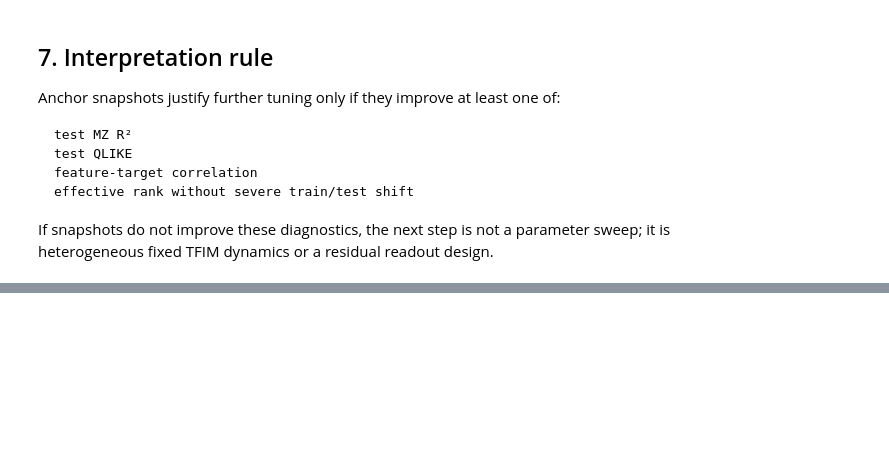
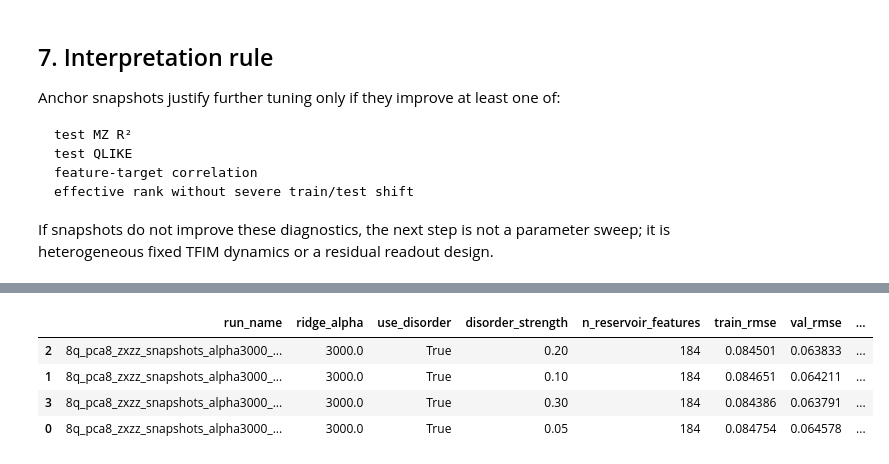
Before and after one commit to friedsam/qpitome-qrc-volatility, a Jupyter notebook: notebooks/phase2_qrc_anchor_snapshot_diagnostics.ipynb, the cells around one changed output, grey strips where cells are left out. Cells and saved outputs as stored; diff of their text form; code cells hidden in the pictures; blank space fills up the shorter version.

```diff
--- a/notebooks/phase2_qrc_anchor_snapshot_diagnostics.ipynb
+++ b/notebooks/phase2_qrc_anchor_snapshot_diagnostics.ipynb
@@ -271,0 +684,64 @@ If snapshots do not improve these diagnostics, the next step is not a parameter
+# %%
+# 8q / PCA-8 / ZXZZ / anchor snapshots + fixed disorder
+# Mirrors the useful 6q upgrade path.
+
+qrc8_disorder_rows = []
+qrc8_disorder_results = {}
+
+for strength in [0.05, 0.10, 0.20, 0.30]:
+    config = TFIMQRCConfig(
+        qubits=8,
+        pca_components=8,
+        lookback_days=40,
+        anchor_count=8,
+        anchor_policy="even",
+        observable_mode="zxzz",
+        trotter_steps_per_anchor=1,
+        coupling_scale=0.7,
+        transverse_field=0.5,
+        evolution_time=0.5,
+        ridge_alpha=3000.0,
+        target_transform="log",
+        seed=42,
+        collect_anchor_features=True,
+        use_disorder=True,
+        disorder_strength=float(strength),
+    )
+
+    run_name = f"8q_pca8_zxzz_snapshots_alpha3000_disorder_{strength}"
+    print(f"Running {run_name}")
+
+    result = fit_tfim_qrc_regressor(
+        sequence_splits_8,
+        config=config,
+        target=target,
+        verbose=True,
+    )
+
+    qrc8_disorder_results[run_name] = result
+
+    row = summarize_qrc_result(result)
+    row["run_name"] = run_name
+    qrc8_disorder_rows.append(row)
+
+qrc8_disorder_sweep = pd.DataFrame(qrc8_disorder_rows)
+
+qrc8_disorder_sweep[
+    [
+        "run_name",
+        "ridge_alpha",
+        "use_disorder",
+        "disorder_strength",
+        "n_reservoir_features",
+        "train_rmse",
+        "val_rmse",
+        "test_rmse",
+        "train_qlike",
+        "val_qlike",
+        "test_qlike",
+        "train_mz_r2",
+        "val_mz_r2",
+        "test_mz_r2",
+    ]
+].sort_values("test_rmse")
+# %% [output]
@@ -271,0 +765,5 @@ If snapshots do not improve these diagnostics, the next step is not a parameter
+|  | run_name | ridge_alpha | use_disorder | disorder_strength | n_reservoir_features | train_rmse | val_rmse | ... |
+| 2 | 8q_pca8_zxzz_snapshots_alpha3000_... | 3000.0 | True | 0.20 | 184 | 0.084501 | 0.063833 | ... |
+| 1 | 8q_pca8_zxzz_snapshots_alpha3000_... | 3000.0 | True | 0.10 | 184 | 0.084651 | 0.064211 | ... |
+| 3 | 8q_pca8_zxzz_snapshots_alpha3000_... | 3000.0 | True | 0.30 | 184 | 0.084386 | 0.063791 | ... |
+| 0 | 8q_pca8_zxzz_snapshots_alpha3000_... | 3000.0 | True | 0.05 | 184 | 0.084754 | 0.064578 | ... |
```
Also changed, not shown: parts of 13 cells of this notebook.
